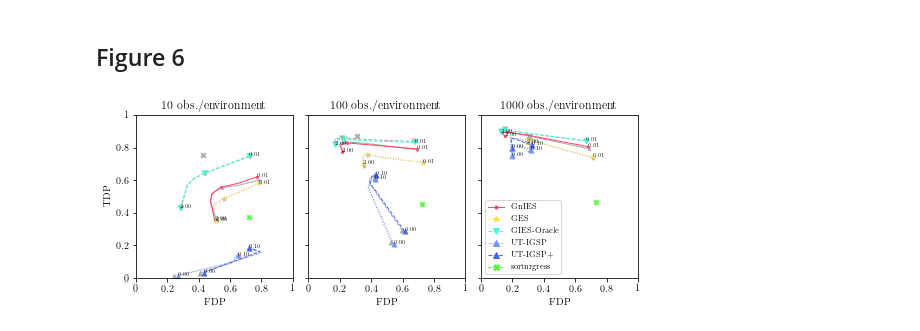
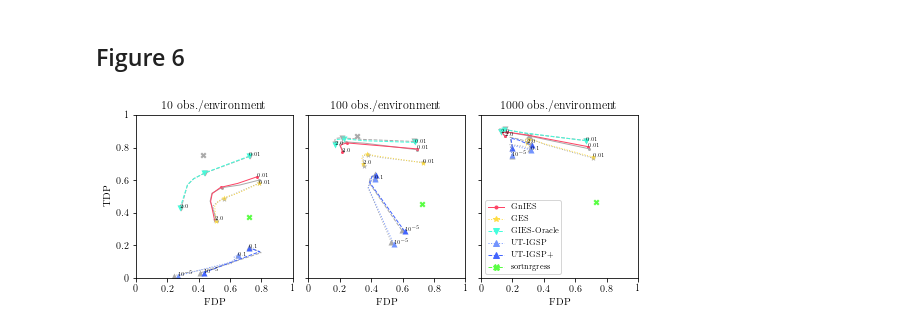
Before and after one commit to juangamella/gnies-paper, a Jupyter notebook: figure_model_mismatch.ipynb, the cells around one changed output. Cells and saved outputs as stored; diff of their text form; code cells hidden in the pictures.

```diff
--- a/figure_model_mismatch.ipynb
+++ b/figure_model_mismatch.ipynb
@@ -293,7 +293,7 @@ for i,n in enumerate(Ns):
         ax0 = ax
 
     # Plot GnIES
-    plot_metric(ax, gnies_x[:,i], gnies_y[:,i], gnies_lambdas, 'gnies', [0,2,len(gnies_lambdas)-1], ["%0.1f","%0.1f"])
+    plot_metric(ax, gnies_x[:,i], gnies_y[:,i], gnies_lambdas, 'gnies', [0,2,len(gnies_lambdas)-1], ["%0.2f","%0.1f"])
 
     # Plot UT-IGSP
     plot_metric(ax, utigsp_x[:,i], utigsp_y[:,i], utigsp_alphas, 'ut_igsp', [0,len(utigsp_alphas)-1], ["%0.1f","%0.1f"])
@@ -302,10 +302,10 @@ for i,n in enumerate(Ns):
     plot_metric(ax, utigsp_plus_x[:,i], utigsp_plus_y[:,i], utigsp_plus_alphas, 'ut_igsp+', [0,len(utigsp_plus_alphas)-1], ["%0.1f" if n!=1000 else None,"%0.1f" if n==10 else None])
 
     # Plot GES
-    plot_metric(ax, ges_x[:,i], ges_y[:,i], ges_lambdas, 'ges', [0,2,len(ges_lambdas)-1], ["%0.1f","%0.1f" if n!= 10 else None])
+    plot_metric(ax, ges_x[:,i], ges_y[:,i], ges_lambdas, 'ges', [0,2,len(ges_lambdas)-1], ["%0.2f","%0.1f" if n!= 10 else None])
 
     # Plot GIES
-    plot_metric(ax, gies_x[:,i], gies_y[:,i], gies_lambdas, 'gies', [0,2,len(ges_lambdas)-1], ["%0.1f","%0.1f"])# if n!= 1000 else None])
+    plot_metric(ax, gies_x[:,i], gies_y[:,i], gies_lambdas, 'gies', [0,2,len(ges_lambdas)-1], ["%0.2f","%0.1f"])# if n!= 1000 else None])
 
     # Plot sortnregress
     #ax.scatter(sort_x[i], 1-sort_y[i], color=color['sort'], marker=marker['sort'], linewidth=0)
@@ -387,11 +387,17 @@ def plot_metric(ax, values_x, values_y, lambdas, method, points, text, gray=Fals
     for j, l in enumerate(lambdas):
         #ax.scatter(values_x[j], values_y[j], color=color[method], marker=".", linewidth=0)
         if j==0 and text[0] is not None:
-            ax.text(values_x[j], values_y[j], "$%0.2f$" % l, fontsize=textsize)
+            if l < 0.001:
+                l = np.log10(l)
+                fmt = "$10^{%d}$"
+            else:
+                fmt = "$"+text[0]+"$"
+            ax.text(values_x[j], values_y[j], fmt % l, fontsize=textsize, ha="left")
         if l==lambdas[-1] and text[1] is not None:
-            ax.text(values_x[j], values_y[j], "$%0.2f$" % l, fontsize=textsize)
+            ax.text(values_x[j], values_y[j], ("$"+text[1]+"$") % l, fontsize=textsize, ha="left")
         if j in points:
             ax.scatter(values_x[j], values_y[j], color=c, marker=marker[method], linewidth=0)
+
 
 def set_ax(ax, yticks=True):
     ax.set_xlim([0,1])
@@ -416,50 +422,50 @@ for i,n in enumerate(Ns):
 
     # Plot GnIES
     plot_metric(ax, gnies_xr[:,i], gnies_yr[:,i], gnies_lambdas, 'gnies', [0,2,len(gnies_lambdas)-1], [None, None], gray=True)
-    plot_metric(ax, gnies_x[:,i], gnies_y[:,i], gnies_lambdas, 'gnies', [0,2,len(gnies_lambdas)-1], ["%d","%0.2f"])
+    plot_metric(ax, gnies_x[:,i], gnies_y[:,i], gnies_lambdas, 'gnies', [0,2,len(gnies_lambdas)-1], ["%0.2f","%0.1f"])
 
 
     # Plot UT-IGSP
     plot_metric(ax, utigsp_xr[:,i], utigsp_yr[:,i], utigsp_alphas, 'ut_igsp', [0,len(utigsp_alphas)-1], [None, None], gray=True)
-    plot_metric(ax, utigsp_x[:,i], utigsp_y[:,i], utigsp_alphas, 'ut_igsp', [0,len(utigsp_alphas)-1], ["%d","%0.2f"])
+    plot_metric(ax, utigsp_x[:,i], utigsp_y[:,i], utigsp_alphas, 'ut_igsp', [0,len(utigsp_alphas)-1], ["%d","%0.1f"])
 
     # Plot UT-IGSP+
     plot_metric(ax, utigsp_plus_xr[:,i], utigsp_plus_yr[:,i], utigsp_plus_alphas, 'ut_igsp+', [0,len(utigsp_plus_alphas)-1], [None, None], gray=True)
-    plot_metric(ax, utigsp_plus_x[:,i], utigsp_plus_y[:,i], utigsp_plus_alphas, 'ut_igsp+', [0,len(utigsp_plus_alphas)-1], ["%d","%0.2f"])
+    plot_metric(ax, utigsp_plus_x[:,i], utigsp_plus_y[:,i], utigsp_plus_alphas, 'ut_igsp+', [0,len(utigsp_plus_alphas)-1], ["%0.1f" if n!=1000 else None,"%0.1f" if n==10 else None])
 
     # Plot GES
     plot_metric(ax, ges_xr[:,i], ges_yr[:,i], ges_lambdas, 'ges', [0,2,len(ges_lambdas)-1], [None, None], gray=True)
-    plot_metric(ax, ges_x[:,i], ges_y[:,i], ges_lambdas, 'ges', [0,2,len(ges_lambdas)-1], ["%d","%0.2f"])
+    plot_metric(ax, ges_x[:,i], ges_y[:,i], ges_lambdas, 'ges', [0,2,len(ges_lambdas)-1], ["%0.2f","%0.1f" if n!= 10 else None])
 
     # Plot GIES
     plot_metric(ax, gies_xr[:,i], gies_yr[:,i], gies_lambdas, 'gies', [0,2,len(ges_lambdas)-1], [None, None], gray=True)
-    plot_metric(ax, gies_x[:,i], gies_y[:,i], gies_lambdas, 'gies', [0,2,len(ges_lambdas)-1], ["%d","%0.2f"])
+    plot_metric(ax, gies_x[:,i], gies_y[:,i], gies_lambdas, 'gies', [0,2,len(ges_lambdas)-1], ["%0.2f","%0.1f"])
 
     # Plot sortnregress
     #ax.scatter(sort_x[i], 1-sort_y[i], color=color['sort'], marker=marker['sort'], linewidth=0)
 
     # Plot sortnregress + pool
     ax.scatter(sortp_x[i], 1-sortp_y[i], color=color['sortp'], marker=marker['sortp'], linewidth=0)
     ax.scatter(sortp_xr[i], 1-sortp_yr[i], color='#aaaaaa', marker=marker['sortp'], linewidth=0)
 
     set_ax(ax, yticks=i==0)
     ax.set_title("%d obs./environment" % n)
 
 
 # Build legend
 method_entries = [Line2D([0], [0],
                          linewidth=1,
                          linestyle=style[method],
                          marker=marker[method],
                          color=color[method]) for method in print_names.keys()]
 method_str = list(print_names.values())
 ax.legend(method_entries, #+ sample_size_entries
           method_str, # + sample_size_str
           prop={'size':8},
           loc='lower left',
         ncol=1)
 
 
 plt.savefig('figures/figure_mismatch_both.pdf', bbox_inches='tight')
 # %% [output]
-[figure, old version]
+[figure, new version]
```
